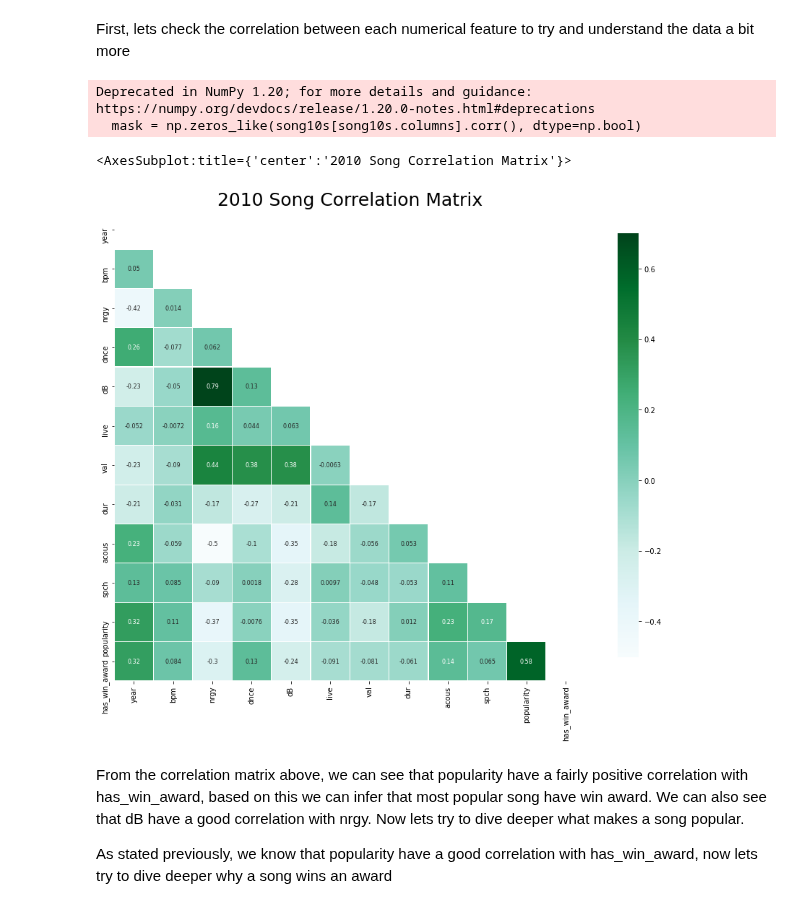
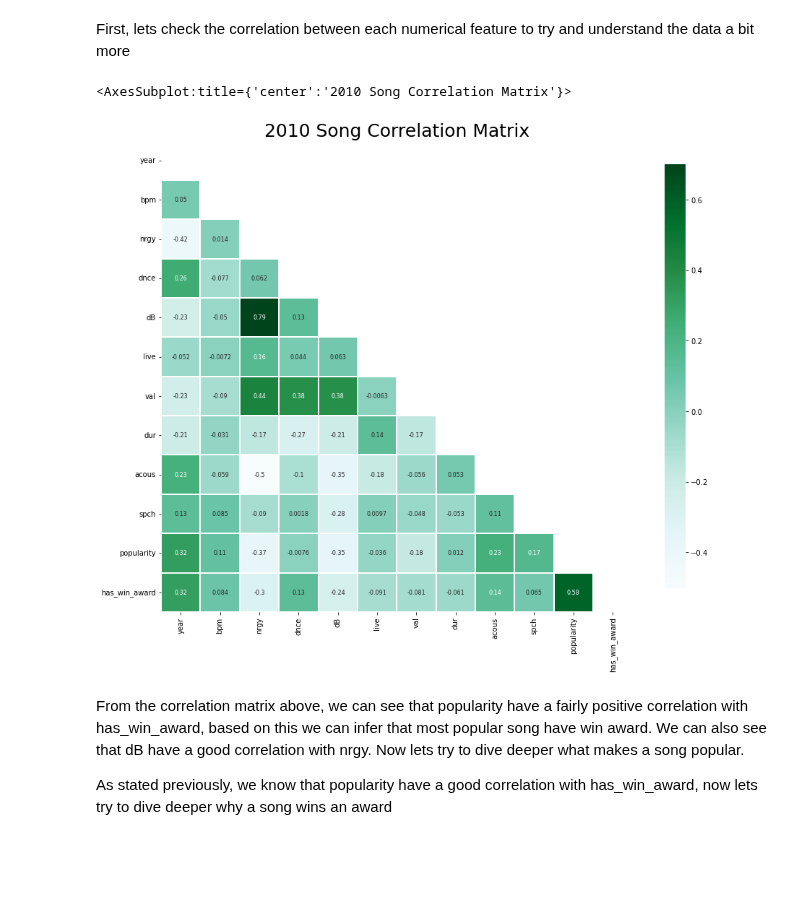
Before and after one commit to whenwe177/aids-final-project, a Jupyter notebook: ipynbs/eda10s.ipynb, the cells around one changed output. Saved outputs shown, nothing was run; the diff lists cells and outputs as text; code cells hidden in the pictures; blank space fills up the shorter version.

```diff
--- a/ipynbs/eda10s.ipynb
+++ b/ipynbs/eda10s.ipynb
@@ -243,19 +243,17 @@ Background, as I have spotify song dataset with its attribute, I wonder what kin
 # %% [markdown]
 First, lets check the correlation between each numerical feature to try and understand the data a bit more
 # %%
-mask = np.zeros_like(song10s[song10s.columns].corr(), dtype=np.bool)
+mask = np.zeros_like(song10s[song10s.columns].corr(), dtype=bool)
 mask[np.triu_indices_from(mask)] = True
 
 f, ax = plt.subplots(figsize=(16,12))
 plt.title("2010 Song Correlation Matrix", fontsize = 25)
 
 sns.heatmap(song10s[song10s.columns].corr(),linewidths=.25,vmax=.7,square=True,cmap="BuGn",linecolor='w',annot=True,
            annot_kws={"size":8}, mask=mask, cbar_kws={"shrink":.9})
 # %% [output]
-Deprecated in NumPy 1.20; for more details and guidance: https://numpy.org/devdocs/release/1.20.0-notes.html#deprecations
-  mask = np.zeros_like(song10s[song10s.columns].corr(), dtype=np.bool)
+<AxesSubplot:title={'center':'2010 Song Correlation Matrix'}>
-<AxesSubplot:title={'center':'2010 Song Correlation Matrix'}>
-[figure, old version]
+[figure, new version]
 # %% [markdown]
 From the correlation matrix above, we can see that popularity have a fairly positive correlation with has_win_award, based on this we can infer that most popular song have win award. We can also see that dB have a good correlation with nrgy. Now lets try to dive deeper what makes a song popular.
 
```
Also changed, not shown: parts of 2 cells of this notebook.
